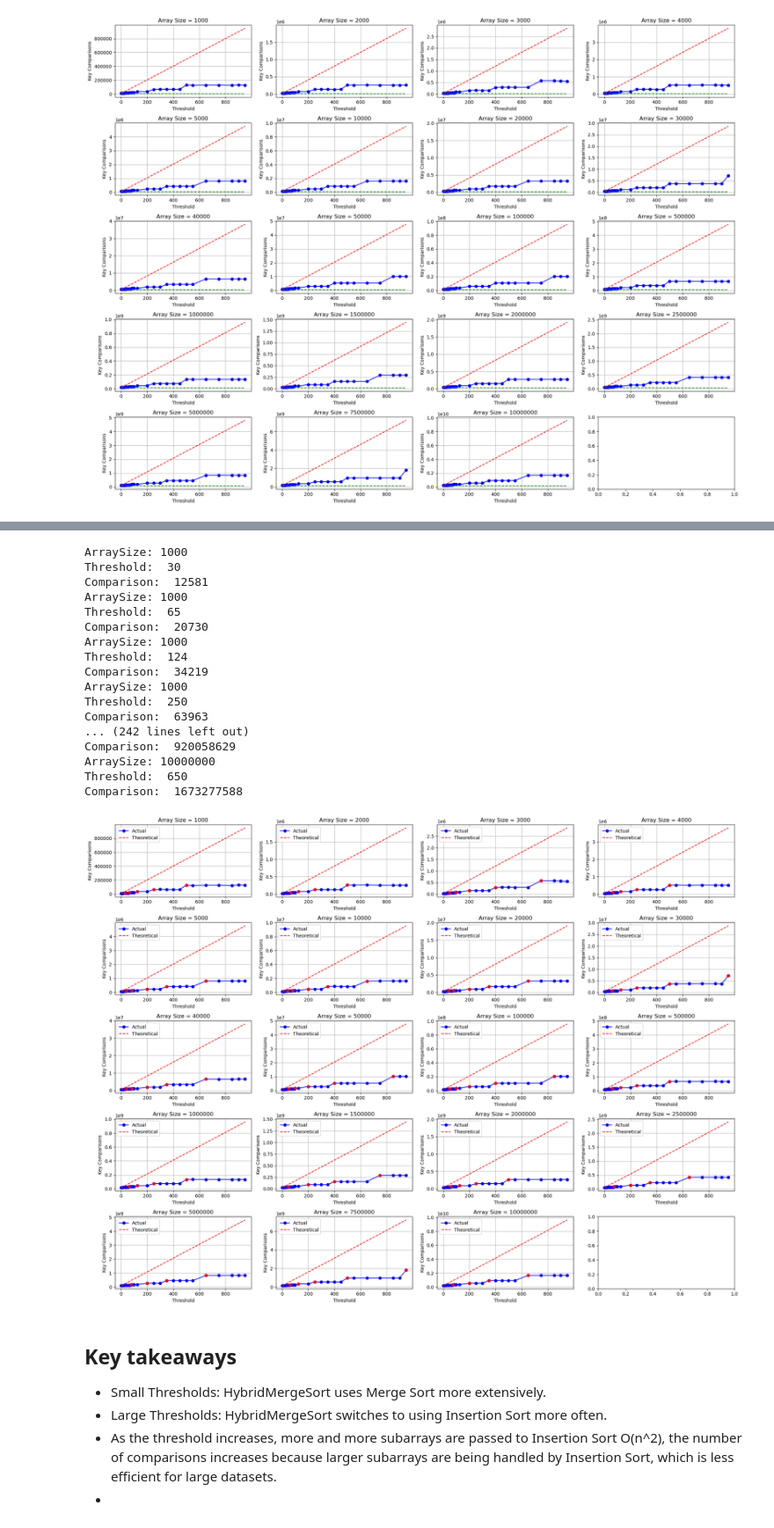
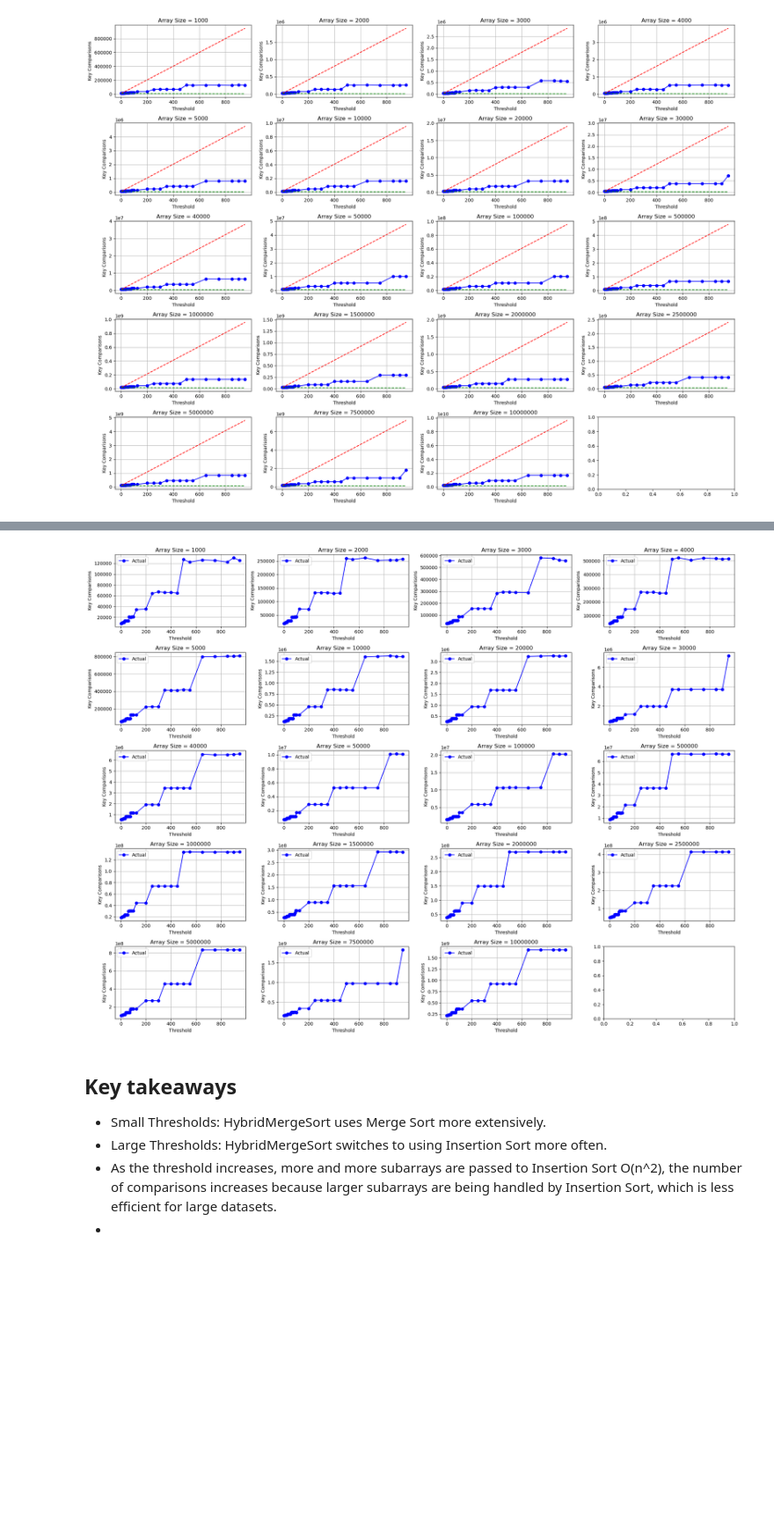
Before and after one commit to ChoWei0310/SC2001-Algorithm-Design, a Jupyter notebook: Plot Graph.ipynb, the cells around one changed output, grey strips where cells are left out. Shown at 88% size. Saved outputs shown, nothing was run; the diff lists cells and outputs as text; code cells hidden in the pictures; blank space fills up the shorter version.

```diff
--- a/Plot Graph.ipynb
+++ b/Plot Graph.ipynb
@@ -91,7 +91,7 @@ plt.yscale('log')  # Logarithmic scale for key comparisons if necessary
 plt.show()
 
 #2. Separate graph
-fig, axes = plt.subplots(8,5, figsize=(20,15))
+fig, axes = plt.subplots(9,5, figsize=(20,15))
 axes = axes.flatten()
 
 unique_thresholds = hybrid_df['Threshold'].unique()
@@ -117,7 +117,7 @@ Empirical vs Theoretical
 # %%
 unique_array_sizes = hybrid_df['Array Size'].unique()
 
-fig, axes = plt.subplots(8,5, figsize=(20,25))
+fig, axes = plt.subplots(12,4, figsize=(20,30))
 axes = axes.flatten()
 
 unique_thresholds = hybrid_df['Threshold'].unique()
@@ -125,12 +125,12 @@ for i, Threshold in enumerate(unique_thresholds):
     df_threshold = hybrid_df[hybrid_df['Threshold'] == Threshold]
     n = df_threshold['Array Size']
     s = Threshold
-    theoretical_values = (n*s)/4 + n*np.log2(n/s)
-    theoretical_values_bestCase = n/4 + n*np.log2(n/s)
+    theoretical_values = (n*s) + n*np.log2(n/s)
+    theoretical_values_bestCase = n + n*np.log2(n/s)
 
     axes[i].plot(df_threshold['Array Size'], df_threshold['Comparisons'], marker='o', linestyle='-', color='b')
-    axes[i].plot(n, theoretical_values, label="Theoretical", linestyle="--", color="red")
-    axes[i].plot(n, theoretical_values_bestCase, label="Theoretical", linestyle="--", color="green")
+    axes[i].plot(n, theoretical_values, label="Theoretical Worst", linestyle="--", color="red")
+    axes[i].plot(n, theoretical_values_bestCase, label="Theoretical Best", linestyle="--", color="green")
 
     axes[i].set_title(f'Threshold = {Threshold}')
     axes[i].set_xlabel('Array Size')
@@ -233,69 +276,30 @@ plt.show()
 # %%
 import numpy as np
 import matplotlib.pyplot as plt
 
 unique_array_sizes = hybrid_df['Array Size'].unique()
 num_plots = len(unique_array_sizes)
 fig, axes = plt.subplots((num_plots + 3) // 4, 4, figsize=(20, 15))
 axes = axes.flatten()
 
-# Define a threshold for detecting jumps
-jump_threshold = 0.2  # 20% increase in comparisons is considered a "sudden jump"
-
 for i, array_size in enumerate(unique_array_sizes):
     df_size = hybrid_df[hybrid_df['Array Size'] == array_size]
 
     # Plot Key Comparisons vs Threshold on the corresponding subplot
     axes[i].plot(df_size['Threshold'], df_size['Comparisons'], marker='o', linestyle='-', color='b', label='Actual')
-
-    # Calculate the rate of change between consecutive points
-    comparisons = df_size['Comparisons'].values
-    thresholds = df_size['Threshold'].values
-    changes = np.diff(comparisons) / comparisons[:-1]  # Rate of change
-
-    # Highlight points where there's a sudden jump in comparisons
-    for j in range(1, len(thresholds)):
-        if changes[j-1] > jump_threshold:  # If the rate of change exceeds the threshold
-            axes[i].plot(thresholds[j], comparisons[j], 'ro')  # Highlight the point in red
-            print("ArraySize:",array_size)
-            print("Threshold: ",thresholds[j])
-            print("Comparison: ", comparisons[j])
-
-    # Theoretical values calculation
-    n = array_size
-    s = df_size['Threshold']
-    theoretical_values = n * s + n * np.log2(n / s)
-    axes[i].plot(s, theoretical_values, label="Theoretical", linestyle="--", color="red")
 
     # Customize each subplot
     axes[i].set_title(f'Array Size = {array_size}')
     axes[i].set_xlabel('Threshold')
     axes[i].set_ylabel('Key Comparisons')
     axes[i].grid(True)
     axes[i].legend()
 
 # Adjust layout so that titles and labels don't overlap
 plt.tight_layout()
 plt.show()
 # %% [output]
-ArraySize: 1000
-Threshold:  30
-Comparison:  12581
-ArraySize: 1000
-Threshold:  65
-Comparison:  20730
-ArraySize: 1000
-Threshold:  124
-Comparison:  34219
-ArraySize: 1000
-Threshold:  250
-Comparison:  63963
-... (242 lines left out)
-Comparison:  920058629
-ArraySize: 10000000
-Threshold:  650
-Comparison:  1673277588
-[figure, old version]
+[figure, new version]
 # %% [markdown]
 ## Key takeaways
 - Small Thresholds: HybridMergeSort uses Merge Sort more extensively.
```
Also changed, not shown: parts of 7 cells of this notebook, 1 other file.
